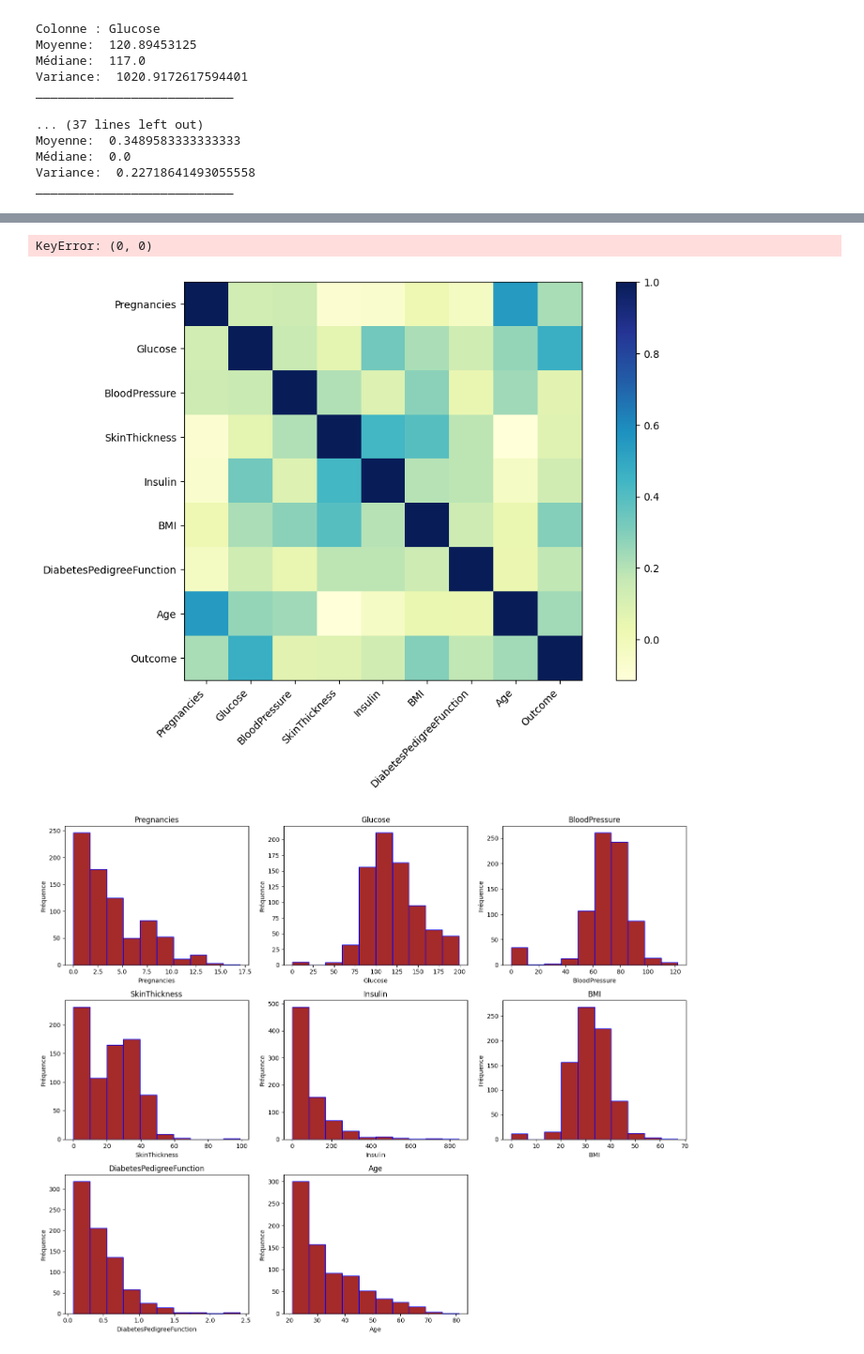
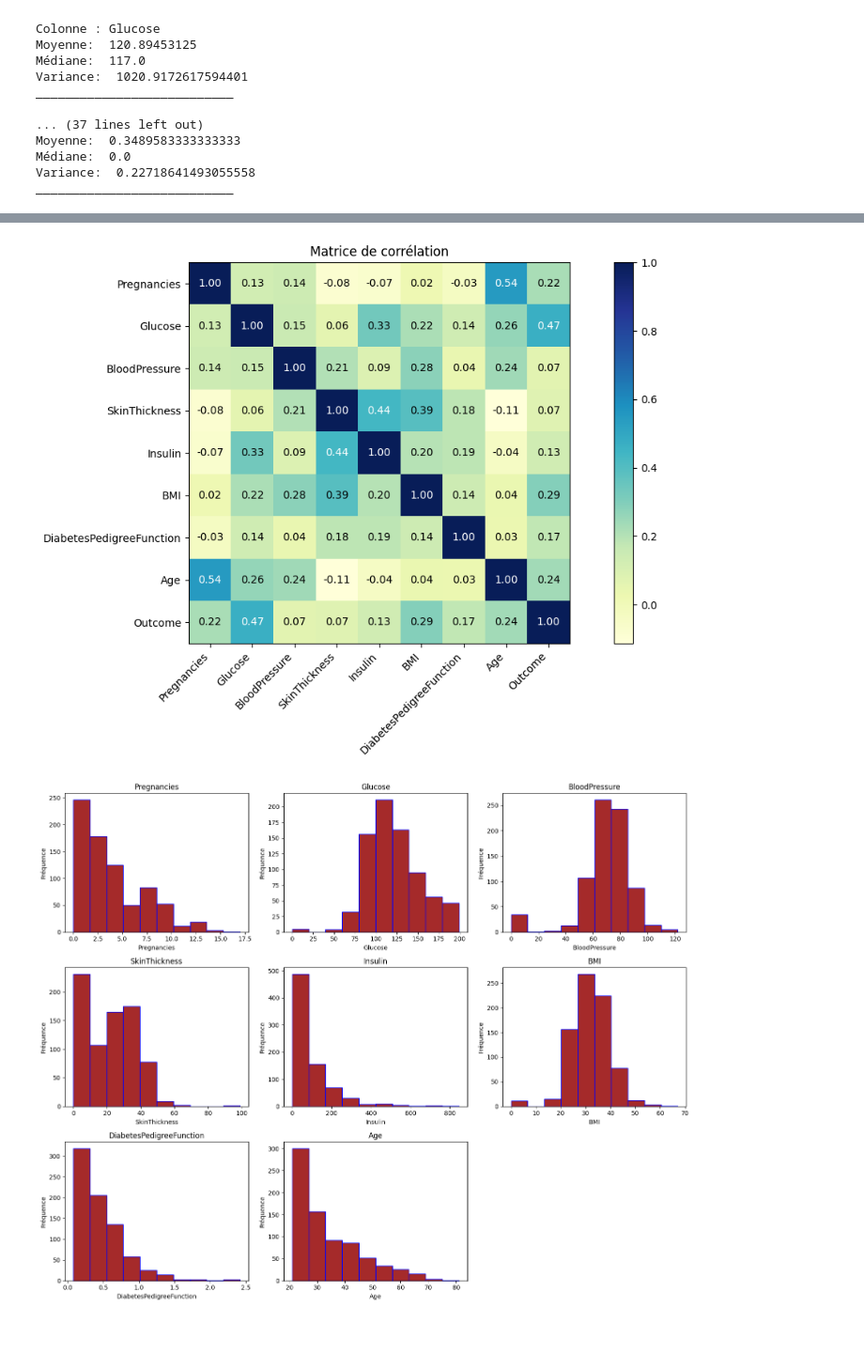
Before and after one commit to queenramzy/Projet_Diabete_SI, a Jupyter notebook: projet_diabete.ipynb, the cells around one changed output, grey strips where cells are left out. Shown at 94% size. Saved outputs shown, nothing was run; the diff lists cells and outputs as text; code cells hidden in the pictures.

```diff
--- a/projet_diabete.ipynb
+++ b/projet_diabete.ipynb
@@ -132,4 +132,5 @@ ___________________________
 #Corrélation entre variables
 correlation = data.corr()
 # print (correlation)
-print (correlation)
+#print (correlation)
+corr = correlation.values
@@ -154,26 +137,25 @@ Outcome                   0.238356  1.000000
 # %%
 #Matrice de corrélation
 
 plt.figure(figsize=(12,7))
-plt.imshow(correlation, cmap='YlGnBu', interpolation='none')
+plt.imshow(corr, cmap='YlGnBu', interpolation='none')
 plt.colorbar()
 
 plt.xticks(range(len(data.columns)), data.columns, rotation=45, ha='right')
 plt.yticks(range(len(data.columns)), data.columns, rotation=0)
 
-# Texte avec condition de couleur
-for i in range(correlation.shape[0]):
-    for j in range(correlation.shape[1]):
-        val = correlation[i,j]
-        color = 'white' if 0.4 <= val <= 1 else 'black'
+# Annotations
+for i in range(corr.shape[0]):
+    for j in range(corr.shape[1]):
+        val = corr[i, j]
+        color = 'white' if abs(val) > 0.4 else 'black'
         plt.text(j, i, f"{val:.2f}", ha='center', va='center', color=color)
 
 plt.title("Matrice de corrélation")
 plt.tight_layout()
 plt.show()
 # %% [output]
-KeyError: (0, 0)
-[figure, old version]
+[figure, new version]
 # %%
  #Histogrammes des variables
 
```
Also changed, not shown: parts of 1 cell of this notebook.
